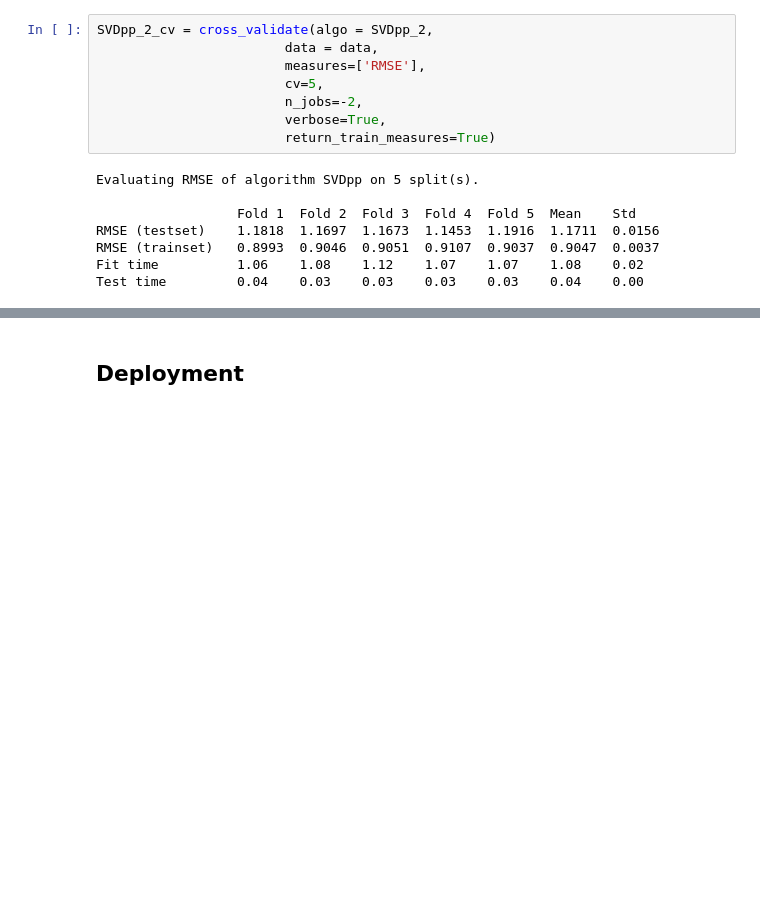
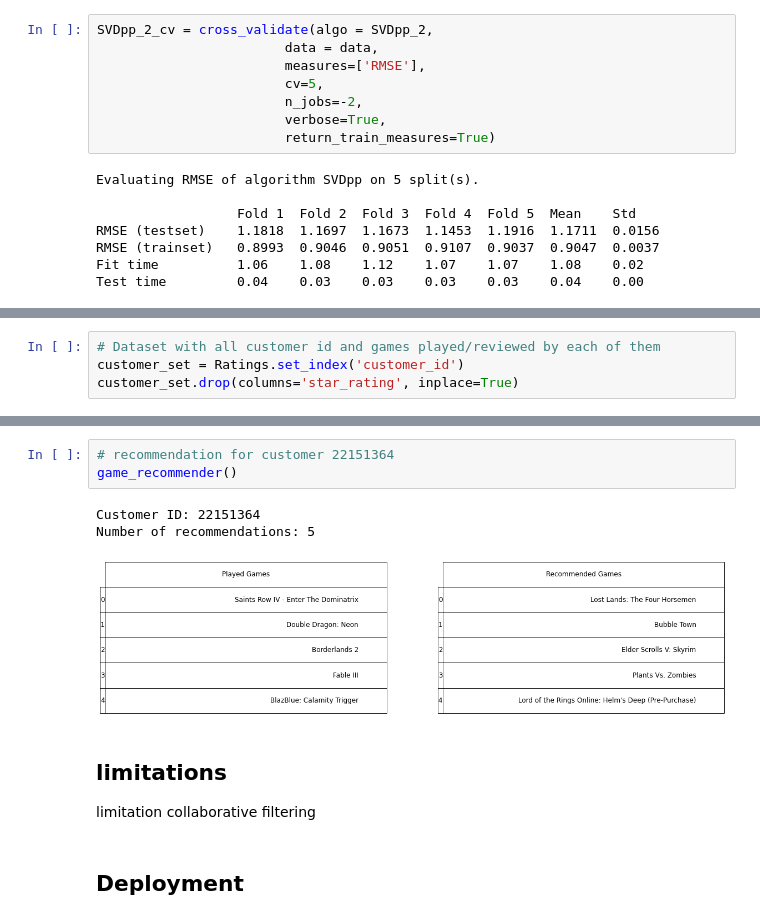
Before and after one commit to JuanMa894/VGames-rec-system, a Jupyter notebook: Data_processing_and_Collaborative_filtering.ipynb, the cells around one changed output, grey strips where cells are left out. Drawn from its saved outputs; the diff is of its cells as text; blank space fills up the shorter version.

```diff
--- a/Data_processing_and_Collaborative_filtering.ipynb
+++ b/Data_processing_and_Collaborative_filtering.ipynb
@@ -775,0 +790,4 @@ RMSE: 1.1718
+# %%
+# Dataset with all customer id and games played/reviewed by each of them
+customer_set = Ratings.set_index('customer_id')
+customer_set.drop(columns='star_rating', inplace=True)
@@ -778,3 +949,15 @@ RMSE: 1.1718
+# %%
+# recommendation for customer 22151364
+game_recommender()
+# %% [output]
+Customer ID: 22151364
+Number of recommendations: 5
+[figure, added]
+# %% [markdown]
+## limitations
+
+
+limitation collaborative filtering
 # %% [markdown]
 ## Deployment
 # %% [markdown]
```
Also changed, not shown: parts of 16 cells of this notebook.
